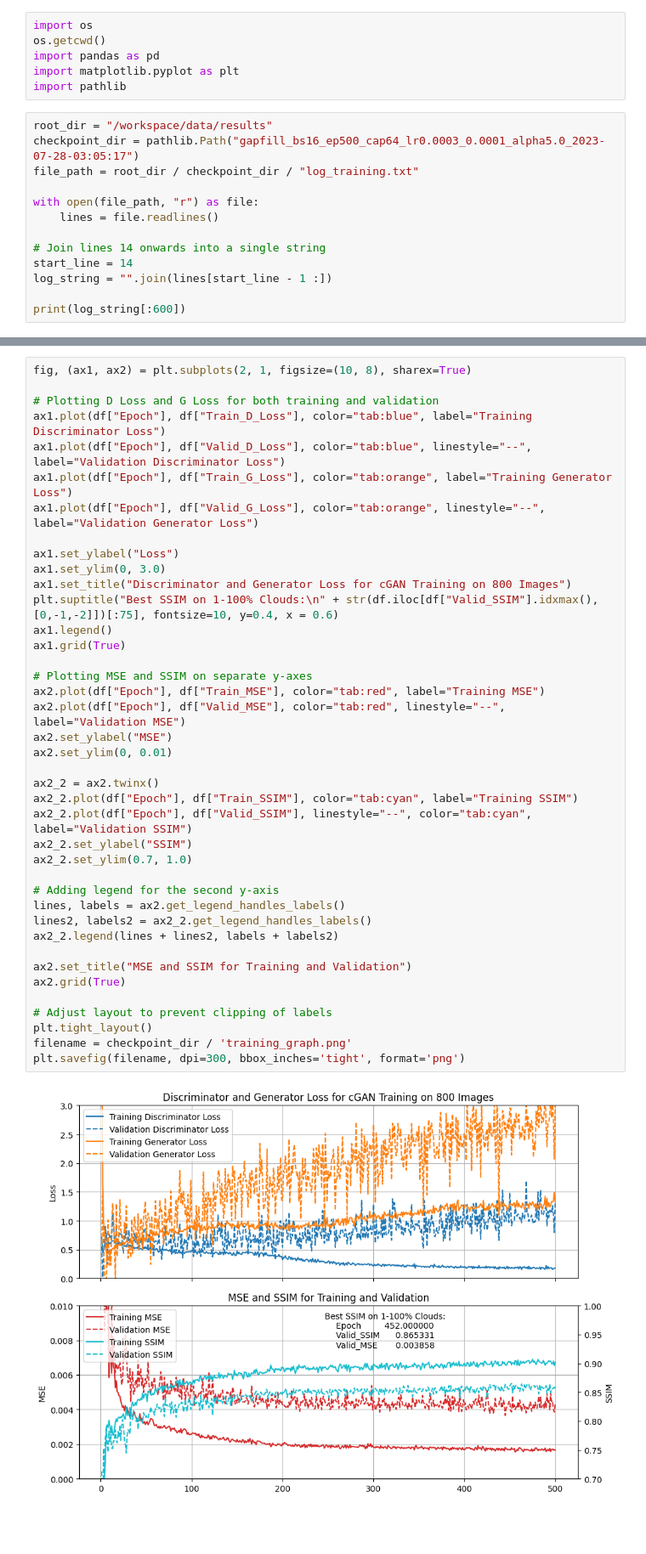
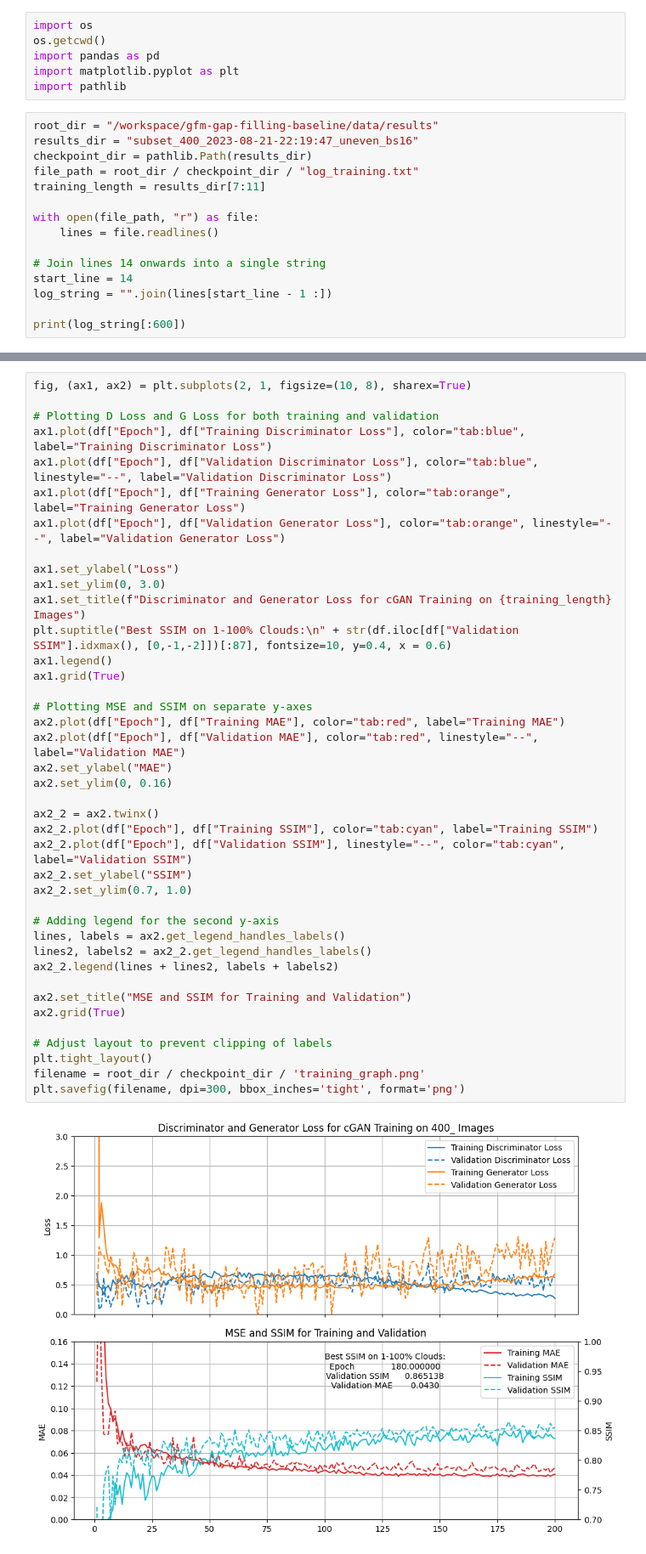
Before and after one commit to ClarkCGA/gfm-gap-filling-baseline, a Jupyter notebook: gfm-gap-filling-baseline/gap-filling-baseline/Visualize_Graphs.ipynb, the cells around one changed output, grey strips where cells are left out. Shown at 85% size. Drawn from its saved outputs; the diff is of its cells as text; blank space fills up the shorter version.

Commit message:
code to create graphs and visualizations

```diff
--- a/gfm-gap-filling-baseline/gap-filling-baseline/Visualize_Graphs.ipynb
+++ b/gfm-gap-filling-baseline/gap-filling-baseline/Visualize_Graphs.ipynb
@@ -5,9 +5,11 @@ import pandas as pd
 import matplotlib.pyplot as plt
 import pathlib
 # %%
-root_dir = "/workspace/data/results"
-checkpoint_dir = pathlib.Path("gapfill_bs16_ep500_cap64_lr0.0003_0.0001_alpha5.0_2023-07-28-03:05:17")
+root_dir = "/workspace/gfm-gap-filling-baseline/data/results"
+results_dir = "subset_400_2023-08-21-22:19:47_uneven_bs16"
+checkpoint_dir = pathlib.Path(results_dir)
 file_path = root_dir / checkpoint_dir / "log_training.txt"
+training_length = results_dir[7:11]
 
 with open(file_path, "r") as file:
     lines = file.readlines()
@@ -107,42 +119,42 @@ print(df.head())
 # %%
 fig, (ax1, ax2) = plt.subplots(2, 1, figsize=(10, 8), sharex=True)
 
 # Plotting D Loss and G Loss for both training and validation
-ax1.plot(df["Epoch"], df["Train_D_Loss"], color="tab:blue", label="Training Discriminator Loss")
-ax1.plot(df["Epoch"], df["Valid_D_Loss"], color="tab:blue", linestyle="--", label="Validation Discriminator Loss")
-ax1.plot(df["Epoch"], df["Train_G_Loss"], color="tab:orange", label="Training Generator Loss")
-ax1.plot(df["Epoch"], df["Valid_G_Loss"], color="tab:orange", linestyle="--", label="Validation Generator Loss")
+ax1.plot(df["Epoch"], df["Training Discriminator Loss"], color="tab:blue", label="Training Discriminator Loss")
+ax1.plot(df["Epoch"], df["Validation Discriminator Loss"], color="tab:blue", linestyle="--", label="Validation Discriminator Loss")
+ax1.plot(df["Epoch"], df["Training Generator Loss"], color="tab:orange", label="Training Generator Loss")
+ax1.plot(df["Epoch"], df["Validation Generator Loss"], color="tab:orange", linestyle="--", label="Validation Generator Loss")
 
 ax1.set_ylabel("Loss")
 ax1.set_ylim(0, 3.0)
-ax1.set_title("Discriminator and Generator Loss for cGAN Training on 800 Images")
-plt.suptitle("Best SSIM on 1-100% Clouds:\n" + str(df.iloc[df["Valid_SSIM"].idxmax(), [0,-1,-2]])[:75], fontsize=10, y=0.4, x = 0.6)
+ax1.set_title(f"Discriminator and Generator Loss for cGAN Training on {training_length} Images")
+plt.suptitle("Best SSIM on 1-100% Clouds:\n" + str(df.iloc[df["Validation SSIM"].idxmax(), [0,-1,-2]])[:87], fontsize=10, y=0.4, x = 0.6)
 ax1.legend()
 ax1.grid(True)
 
 # Plotting MSE and SSIM on separate y-axes
-ax2.plot(df["Epoch"], df["Train_MSE"], color="tab:red", label="Training MSE")
-ax2.plot(df["Epoch"], df["Valid_MSE"], color="tab:red", linestyle="--", label="Validation MSE")
-ax2.set_ylabel("MSE")
-ax2.set_ylim(0, 0.01)
+ax2.plot(df["Epoch"], df["Training MAE"], color="tab:red", label="Training MAE")
+ax2.plot(df["Epoch"], df["Validation MAE"], color="tab:red", linestyle="--", label="Validation MAE")
+ax2.set_ylabel("MAE")
+ax2.set_ylim(0, 0.16)
 
 ax2_2 = ax2.twinx()
-ax2_2.plot(df["Epoch"], df["Train_SSIM"], color="tab:cyan", label="Training SSIM")
-ax2_2.plot(df["Epoch"], df["Valid_SSIM"], linestyle="--", color="tab:cyan", label="Validation SSIM")
+ax2_2.plot(df["Epoch"], df["Training SSIM"], color="tab:cyan", label="Training SSIM")
+ax2_2.plot(df["Epoch"], df["Validation SSIM"], linestyle="--", color="tab:cyan", label="Validation SSIM")
 ax2_2.set_ylabel("SSIM")
 ax2_2.set_ylim(0.7, 1.0)
 
 # Adding legend for the second y-axis
 lines, labels = ax2.get_legend_handles_labels()
 lines2, labels2 = ax2_2.get_legend_handles_labels()
 ax2_2.legend(lines + lines2, labels + labels2)
 
 ax2.set_title("MSE and SSIM for Training and Validation")
 ax2.grid(True)
 
 # Adjust layout to prevent clipping of labels
 plt.tight_layout()
-filename = checkpoint_dir / 'training_graph.png'
+filename = root_dir / checkpoint_dir / 'training_graph.png'
 plt.savefig(filename, dpi=300, bbox_inches='tight', format='png')
 # %% [output]
-[figure, old version]
+[figure, new version]
```
Also changed, not shown: parts of 3 cells of this notebook, 9 other files.
